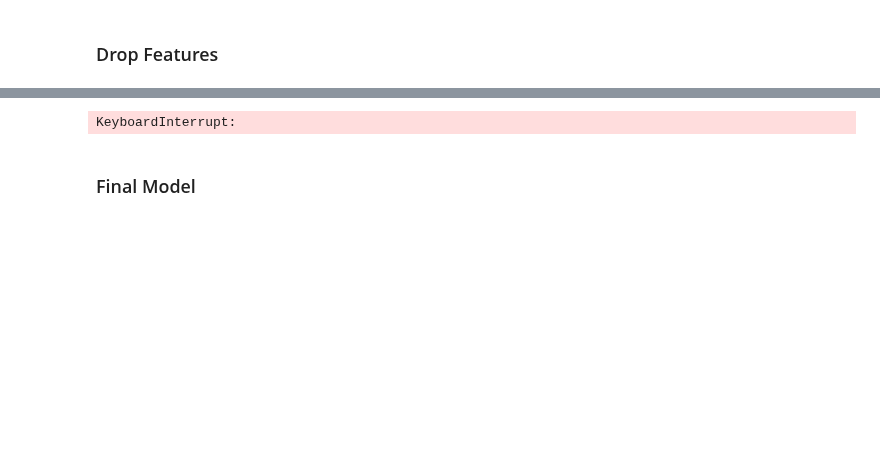
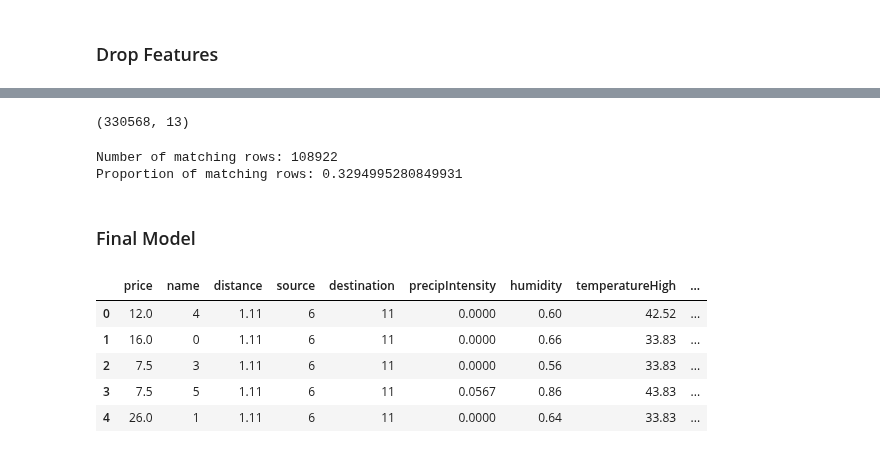
Before and after one commit to achchala/rideshare-predictive-pricing, a Jupyter notebook: notebooks/data_feature_engineering.ipynb, the cells around one changed output, grey strips where cells are left out. Saved outputs shown, nothing was run; the diff lists cells and outputs as text; code cells hidden in the pictures; blank space fills up the shorter version.

```diff
--- a/notebooks/data_feature_engineering.ipynb
+++ b/notebooks/data_feature_engineering.ipynb
@@ -525,38 +511,0 @@ MSE with RFECV selected features: 42.62267717080525
-# %%
-X = df.drop(columns=['price', 'id'])
-y = df['price']
-
-# Splitting dataset into training and testing parts for demonstration
-X_train, X_test, y_train, y_test = train_test_split(X, y, test_size=0.2, random_state=42)
-
-# Initialize the linear regression model
-model = LinearRegression()
-
-# Initialize RFECV
-rfecv = RFECV(estimator=model, step=1, cv=5, scoring='neg_mean_squared_error')
-
-# Fit RFECV
-rfecv.fit(X_train, y_train)
-
-# Plot number of features VS. cross-validation scores
-plt.figure()
-plt.xlabel("Number of features selected")
-plt.ylabel("Cross-validation score (neg_mean_squared_error)")
-plt.plot(range(1, len(rfecv.cv_results_['mean_test_score']) + 1), rfecv.cv_results_['mean_test_score'])
-plt.title('RFECV - Optimal Number of Features')
-plt.show()
-
-# Optimal number of features
-print("Optimal number of features:", rfecv.n_features_)
-
-# Features selected by RFECV
-features_selected_rfecv = X_train.columns[rfecv.support_]
-print("Features selected by RFECV:", features_selected_rfecv)
-
-# Evaluating performance with the selected features
-model.fit(X_train[features_selected_rfecv], y_train)
-y_pred = model.predict(X_test[features_selected_rfecv])
-mse = mean_squared_error(y_test, y_pred)
-print("MSE with RFECV selected features:", mse)
-# %% [output]
-KeyboardInterrupt:
@@ -563,3 +517,32 @@ KeyboardInterrupt:
+# %%
+df.shape
+# %% [output]
+(330568, 13)
+# %%
+# Compare 'apparentTemperatureHigh' and 'apparentTemperatureMax'
+comparison_result = df['apparentTemperatureHigh'] == df['apparentTemperatureMax']
+
+# You can count the number of True values to see how many rows have matching values
+matching_rows_count = comparison_result.sum()
+
+# To see the proportion of matching rows
+total_rows = len(df)
+proportion_of_matching_rows = matching_rows_count / total_rows
+
+print(f"Number of matching rows: {matching_rows_count}")
+print(f"Proportion of matching rows: {proportion_of_matching_rows}")
+# %% [output]
+Number of matching rows: 108922
+Proportion of matching rows: 0.3294995280849931
 # %% [markdown]
 ### Final Model
+# %%
+new_df.head()
+# %% [output]
+|  | price | name | distance | source | destination | precipIntensity | humidity | temperatureHigh | ... |
+| 0 | 12.0 | 4 | 1.11 | 6 | 11 | 0.0000 | 0.60 | 42.52 | ... |
+| 1 | 16.0 | 0 | 1.11 | 6 | 11 | 0.0000 | 0.66 | 33.83 | ... |
+| 2 | 7.5 | 3 | 1.11 | 6 | 11 | 0.0000 | 0.56 | 33.83 | ... |
+| 3 | 7.5 | 5 | 1.11 | 6 | 11 | 0.0567 | 0.86 | 43.83 | ... |
+| 4 | 26.0 | 1 | 1.11 | 6 | 11 | 0.0000 | 0.64 | 33.83 | ... |
 # %%
```
Also changed, not shown: parts of 28 cells of this notebook.
